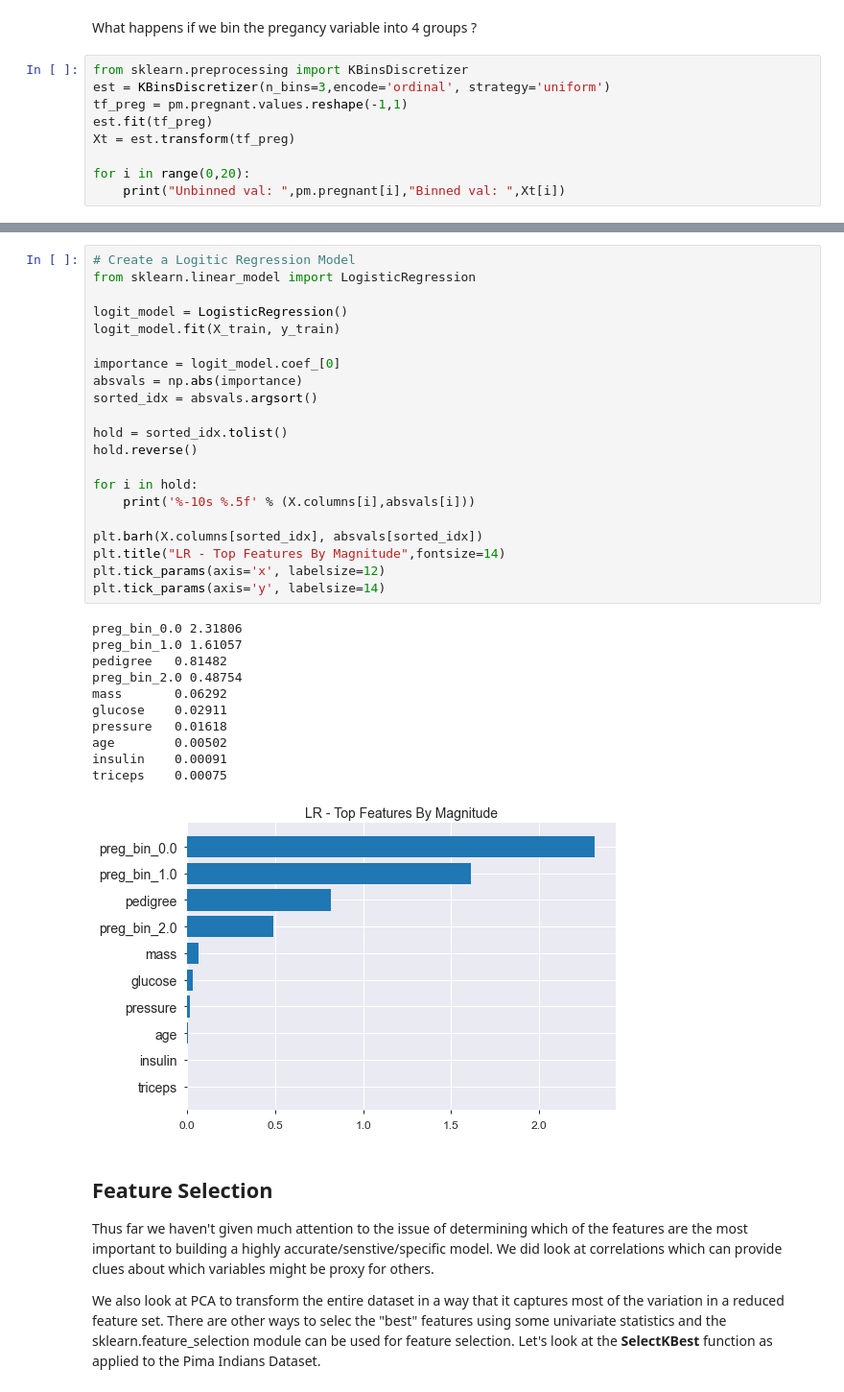
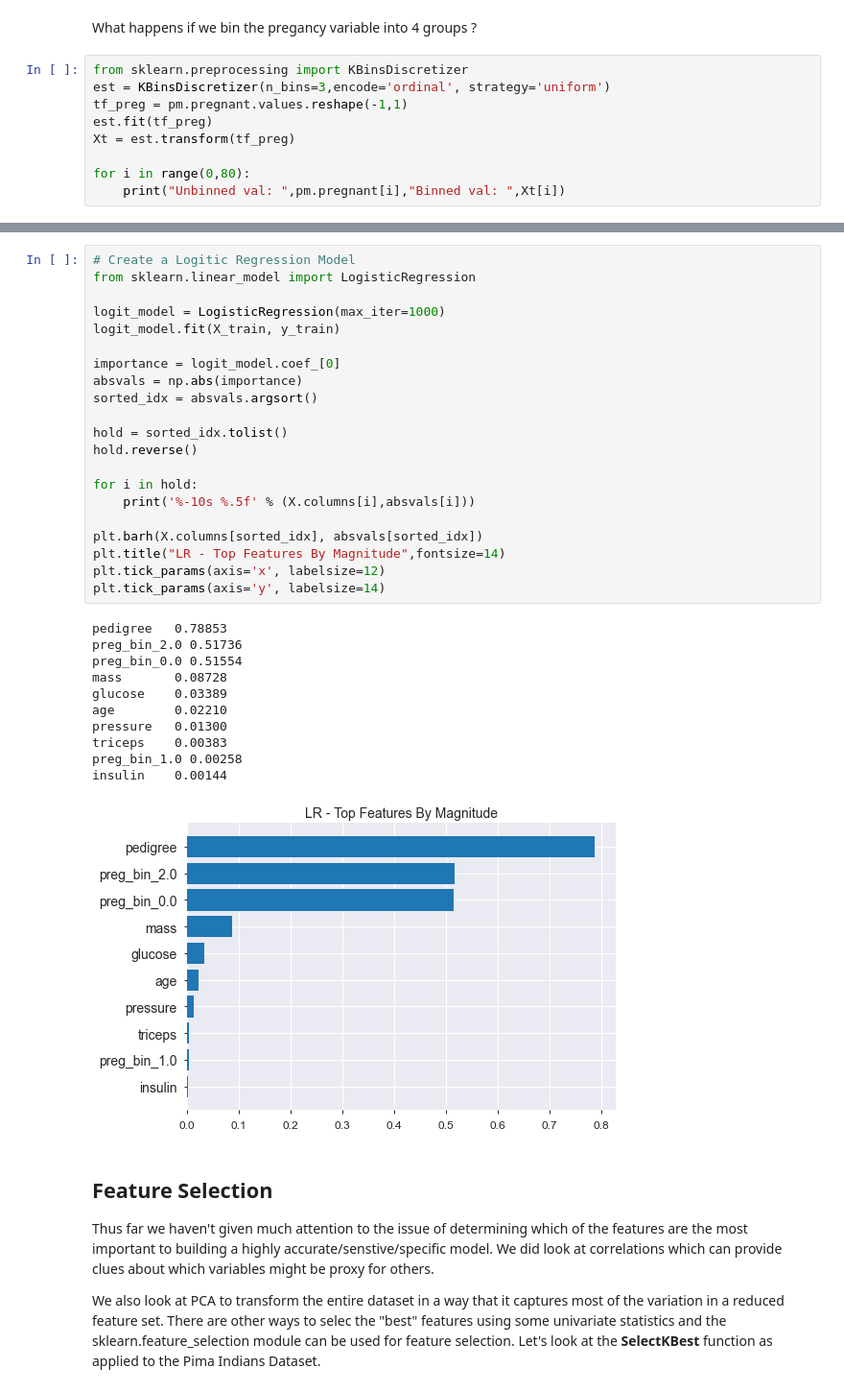
Before and after one commit to steviep42/bios_534, a Jupyter notebook: CH_11_Pre_Processing.ipynb, the cells around one changed output, grey strips where cells are left out. Shown at 96% size. Cells and saved outputs as stored; diff of their text form.

```diff
--- a/CH_11_Pre_Processing.ipynb
+++ b/CH_11_Pre_Processing.ipynb
@@ -1277,7 +1252,7 @@ tf_preg = pm.pregnant.values.reshape(-1,1)
 est.fit(tf_preg)
 Xt = est.transform(tf_preg)
 
-for i in range(0,20):
+for i in range(0,80):
     print("Unbinned val: ",pm.pregnant[i],"Binned val: ",Xt[i])
 # %% [output]
 Unbinned val:  6 Binned val:  [1.]
@@ -1330,36 +1302,36 @@ plt.tick_params(axis='y', labelsize=14)
 # %%
 # Create a Logitic Regression Model
 from sklearn.linear_model import LogisticRegression
 
-logit_model = LogisticRegression()
+logit_model = LogisticRegression(max_iter=1000)
 logit_model.fit(X_train, y_train)
 
 importance = logit_model.coef_[0]
 absvals = np.abs(importance)
 sorted_idx = absvals.argsort()
 
 hold = sorted_idx.tolist()
 hold.reverse()
 
 for i in hold:
     print('%-10s %.5f' % (X.columns[i],absvals[i]))
 
 plt.barh(X.columns[sorted_idx], absvals[sorted_idx])
 plt.title("LR - Top Features By Magnitude",fontsize=14)
 plt.tick_params(axis='x', labelsize=12)
 plt.tick_params(axis='y', labelsize=14)
 # %% [output]
-preg_bin_0.0 2.31806
-preg_bin_1.0 1.61057
-pedigree   0.81482
-preg_bin_2.0 0.48754
-mass       0.06292
-glucose    0.02911
-pressure   0.01618
-age        0.00502
-insulin    0.00091
-triceps    0.00075
+pedigree   0.78853
+preg_bin_2.0 0.51736
+preg_bin_0.0 0.51554
+mass       0.08728
+glucose    0.03389
+age        0.02210
+pressure   0.01300
+triceps    0.00383
+preg_bin_1.0 0.00258
+insulin    0.00144
-[figure, old version]
+[figure, new version]
 # %% [markdown]
 ## Feature Selection
 
```
Also changed, not shown: parts of 27 cells of this notebook, 5 other files.
